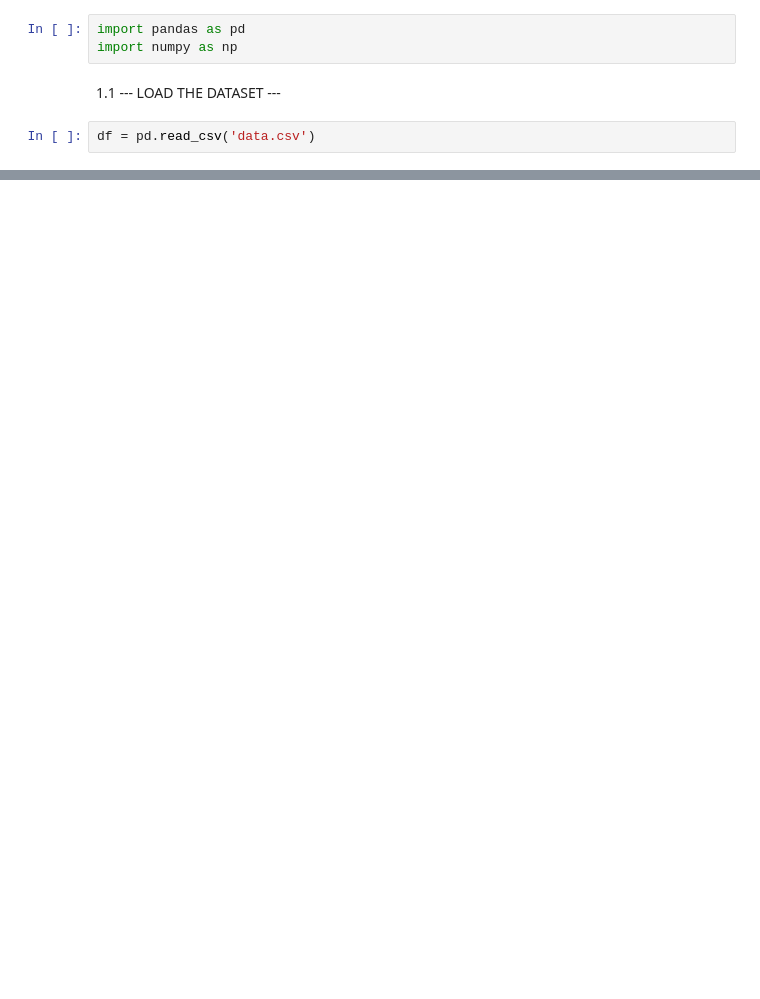
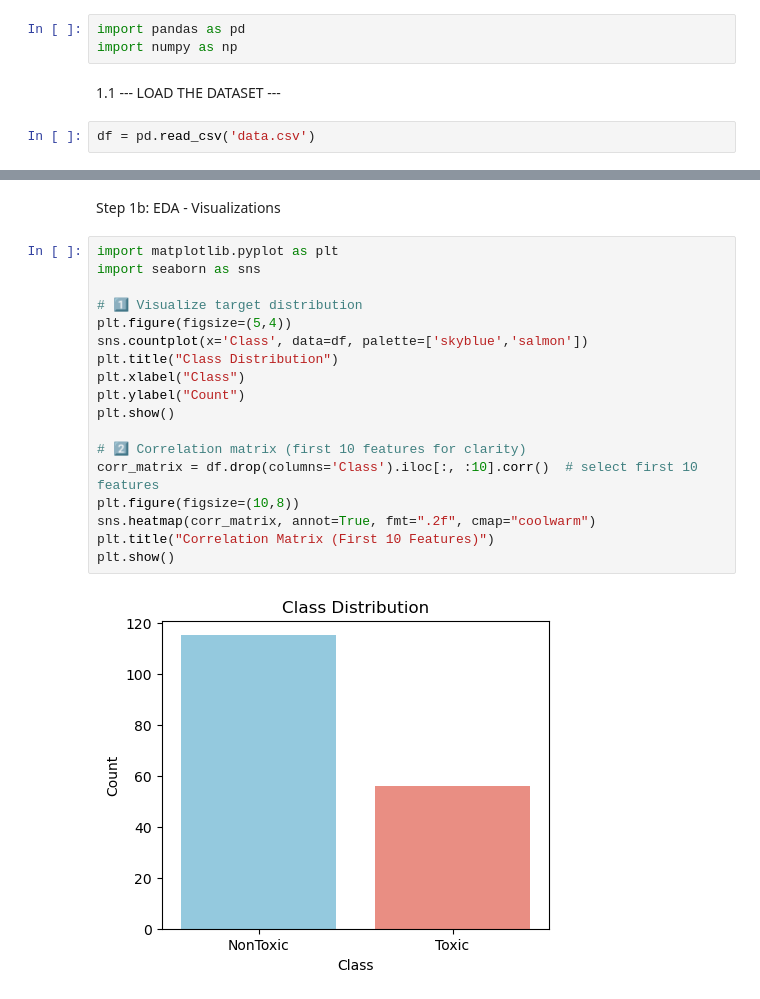
Before and after one commit to l-tting/compound-safety-classifier, a Jupyter notebook: toxicity.ipynb, the cells around one changed output, grey strips where cells are left out. Drawn from its saved outputs; the diff is of its cells as text; blank space fills up the shorter version.

Commit message:
EDA done --target visualization && feature correlation

```diff
--- a/toxicity.ipynb
+++ b/toxicity.ipynb
@@ -38,0 +54,22 @@ memory usage: 1.6+ MB
+# %% [markdown]
+Step 1b: EDA - Visualizations
+# %%
+import matplotlib.pyplot as plt
+import seaborn as sns
+
+# 1️⃣ Visualize target distribution
+plt.figure(figsize=(5,4))
+sns.countplot(x='Class', data=df, palette=['skyblue','salmon'])
+plt.title("Class Distribution")
+plt.xlabel("Class")
+plt.ylabel("Count")
+plt.show()
+
+# 2️⃣ Correlation matrix (first 10 features for clarity)
+corr_matrix = df.drop(columns='Class').iloc[:, :10].corr()  # select first 10 features
+plt.figure(figsize=(10,8))
+sns.heatmap(corr_matrix, annot=True, fmt=".2f", cmap="coolwarm")
+plt.title("Correlation Matrix (First 10 Features)")
+plt.show()
+# %% [output]
+[figure, added]
```
Also changed, not shown: parts of 7 cells of this notebook.
